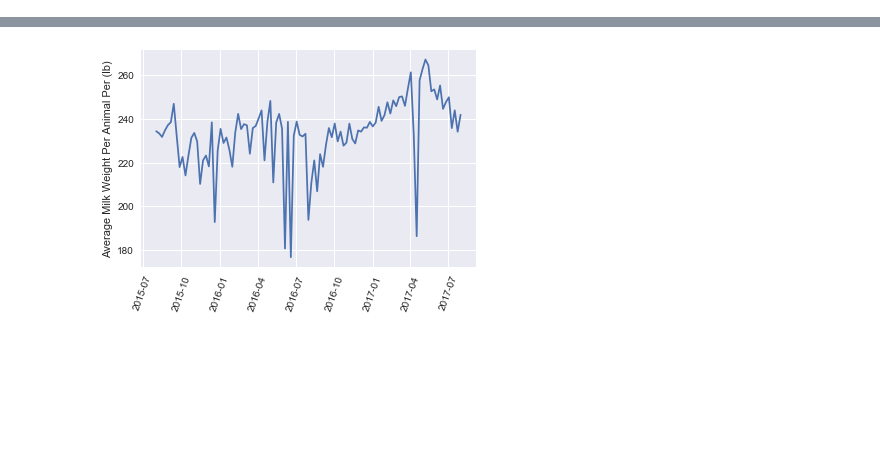
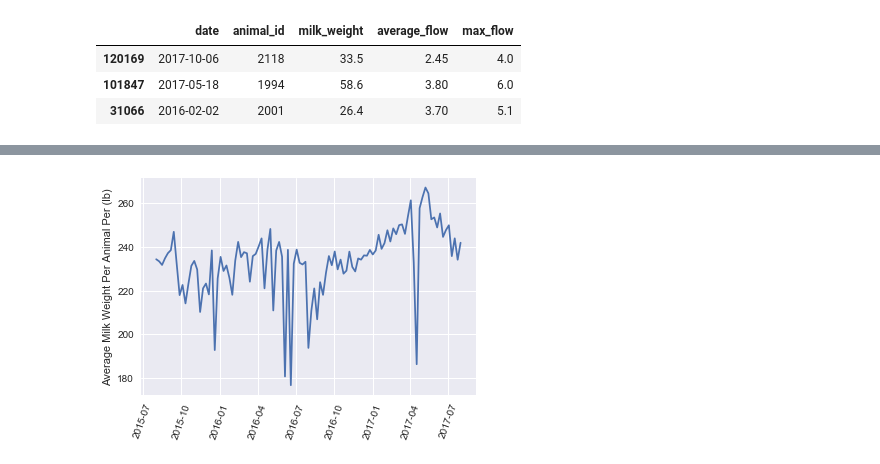
Before and after one commit to falaktheoptimist/happy-cows, a Jupyter notebook: notebooks/milk_production_and_temperature.ipynb, the cells around one changed output, grey strips where cells are left out. Cells and saved outputs as stored; diff of their text form; code cells hidden in the pictures; blank space fills up the shorter version.

```diff
--- a/notebooks/milk_production_and_temperature.ipynb
+++ b/notebooks/milk_production_and_temperature.ipynb
@@ -55,3 +55,10 @@ engine =  create_engine('sqlite:///../data/database/happycows.db')
 with engine.connect() as con:
     milk = pd.read_sql_table('milk_volume', con)
     weather = pd.read_sql_table('weather', con)
+# %%
+milk.sample(3)
+# %% [output]
+|  | date | animal_id | milk_weight | average_flow | max_flow |
+| 120169 | 2017-10-06 | 2118 | 33.5 | 2.45 | 4.0 |
+| 101847 | 2017-05-18 | 1994 | 58.6 | 3.80 | 6.0 |
+| 31066 | 2016-02-02 | 2001 | 26.4 | 3.70 | 5.1 |
```
Also changed, not shown: parts of 5 cells of this notebook, 2 other files.
